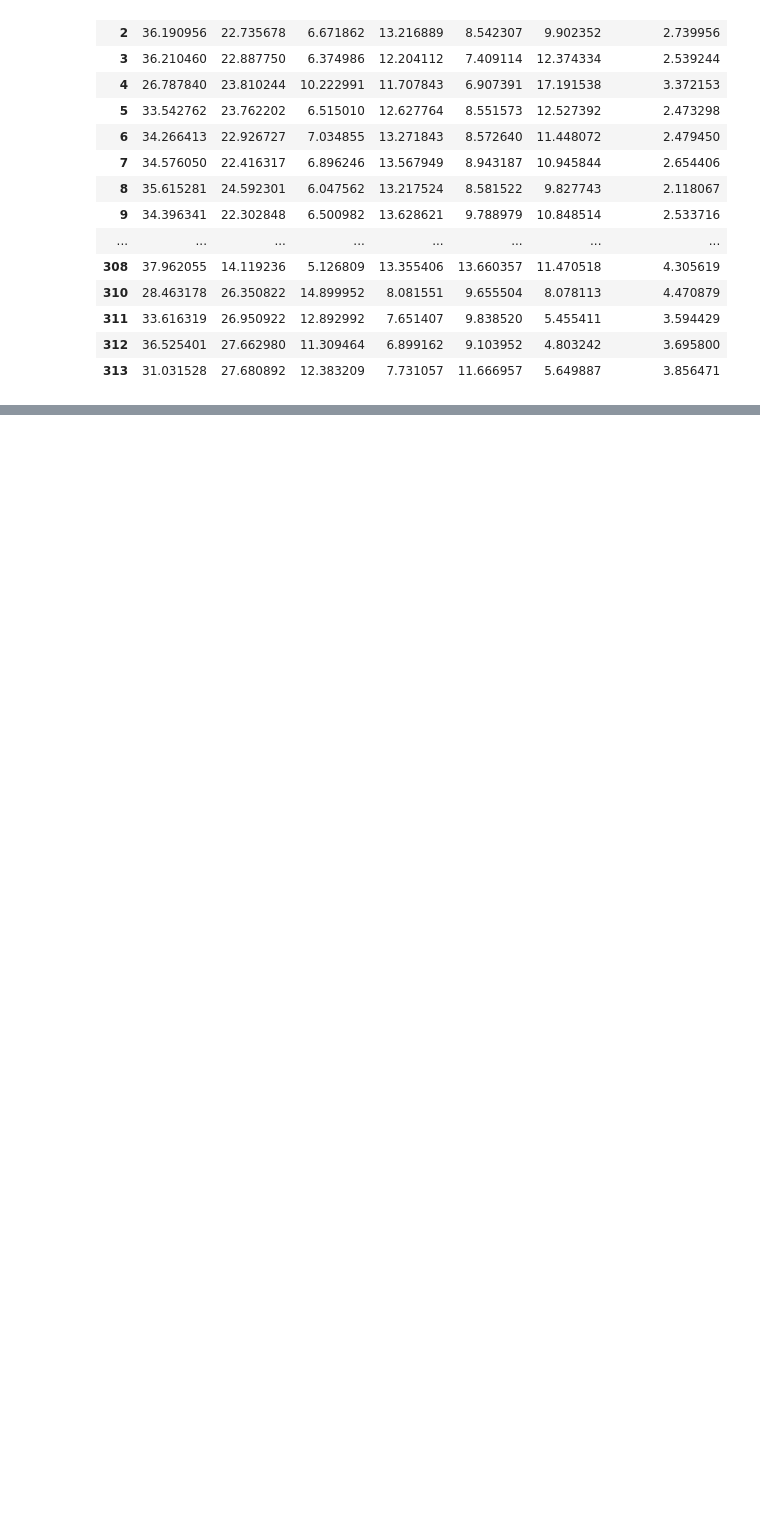
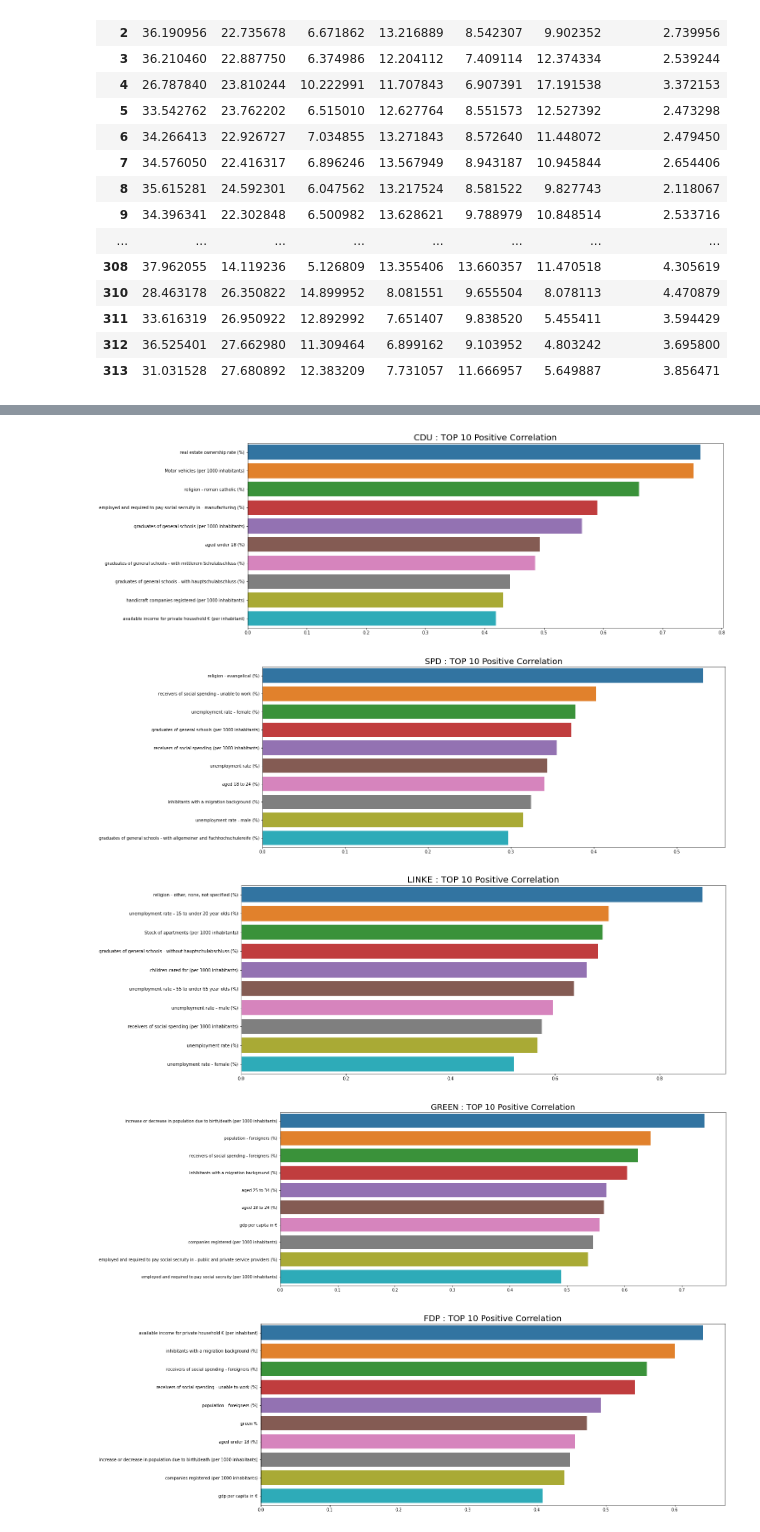
Before and after one commit to MariusMeiners/w07_assignment, a Jupyter notebook: W07.ipynb, the cells around one changed output, grey strips where cells are left out. Drawn from its saved outputs; the diff is of its cells as text; code cells hidden in the pictures; blank space fills up the shorter version.

Commit message:
New images added for corr positive and negative. Also lasso Regression.

```diff
--- a/W07.ipynb
+++ b/W07.ipynb
@@ -118,12 +119,12 @@ parties
 features = pd.read_csv("features_transformed.csv", sep=";", decimal=',')
 # %%
 # for some reason decimal = "," doesnt get rid of all commas in the excel file so we need to transform the rest
-col2replace = list(feautures.select_dtypes(exclude=['float64', 'int64']).columns)
+col2replace = list(features.select_dtypes(exclude=['float64', 'int64']).columns)
 # state is non numerical so does not need to be transformed from european , to us . notation
 col2replace.remove('state')
 # some NAN valued are in the table (indicated by a . with no value so we put nan there)
-features[col2replace] = feautures[col2replace].replace(".", np.nan)
+features[col2replace] = features[col2replace].replace(".", np.nan)
 # replace all , by dot
-features[col2replace] = feautures[col2replace].apply(lambda x: pd.to_numeric(x.str.replace(",",".")))
+features[col2replace] = features[col2replace].apply(lambda x: pd.to_numeric(x.str.replace(",",".")))
 # %%
 # this should return 0 indicating that all commas have been transformed to dots in order to get them to numerical data types
@@ -133,7 +134,7 @@ feautures[feautures.eq(",").any(1)]
 0 rows × 50 columns
 # %%
 # merge the results data with the feature data using merge
-df_all = results.merge(feautures, left_on='constituency number',right_on='constituency number')
+df_all = results.merge(features, left_on='constituency number',right_on='constituency number')
 df_all
 # %% [output]
 |  | constituency number | area name | belongs to | eligible voters | voters | invalid votes | valid votes | ... |
@@ -395,3 +376,5 @@ y
 | 311 | 33.616319 | 26.950922 | 12.892992 | 7.651407 | 9.838520 | 5.455411 | 3.594429 |
 | 312 | 36.525401 | 27.662980 | 11.309464 | 6.899162 | 9.103952 | 4.803242 | 3.695800 |
 | 313 | 31.031528 | 27.680892 | 12.383209 | 7.731057 | 11.666957 | 5.649887 | 3.856471 |
+# %%
+X = X.fillna(0)
@@ -397,0 +413,16 @@ y
+# %%
+aux = X.join(y)
+cor_by_party = aux.corr()[y.columns]
+
+positive_cor_ = {}
+negative_cor_ = {}
+
+for party in parties:
+    print("\n------------------------------------------------------------------------")
+    print("{}".format(party.upper()))
+    print("TOP 10: Positive Correlation")
+    positive_cor_[party]= cor_by_party[[party + " %"]].drop([party + " %"]).sort_values(by=[party + " %"], ascending=False).head(10)
+    display(positive_cor_[party])
+    print("TOP 10: Negative Correlation")
+    negative_cor_[party] = cor_by_party[[party + " %"]].drop([party + " %"]).sort_values(by=[party + " %"]).head(10)
+    display(negative_cor_[party])
@@ -397,0 +509,16 @@ y
+# %%
+#plt.figure(figsize=[40,40])
+#sns.barplot(data=positive_cor_['cdu'].T)
+#
+for i,party in enumerate(parties):
+    #plt.subplot(3, 2, i+1)
+    plt.figure(figsize=[20,8])
+    plt.title(party.upper() + " : TOP 10 Positive Correlation", size=20)
+    plot=sns.barplot(data=positive_cor_[party].T,orient='h')
+    plt.savefig("./figures/corr/positive/" + party + '.jpg', dpi=300, bbox_inches='tight')
+# %% [output]
+[figure, added]
+[figure, added]
+[figure, added]
+[figure, added]
+[figure, added]
```
Also changed, not shown: parts of 16 cells of this notebook, 15 other files.
